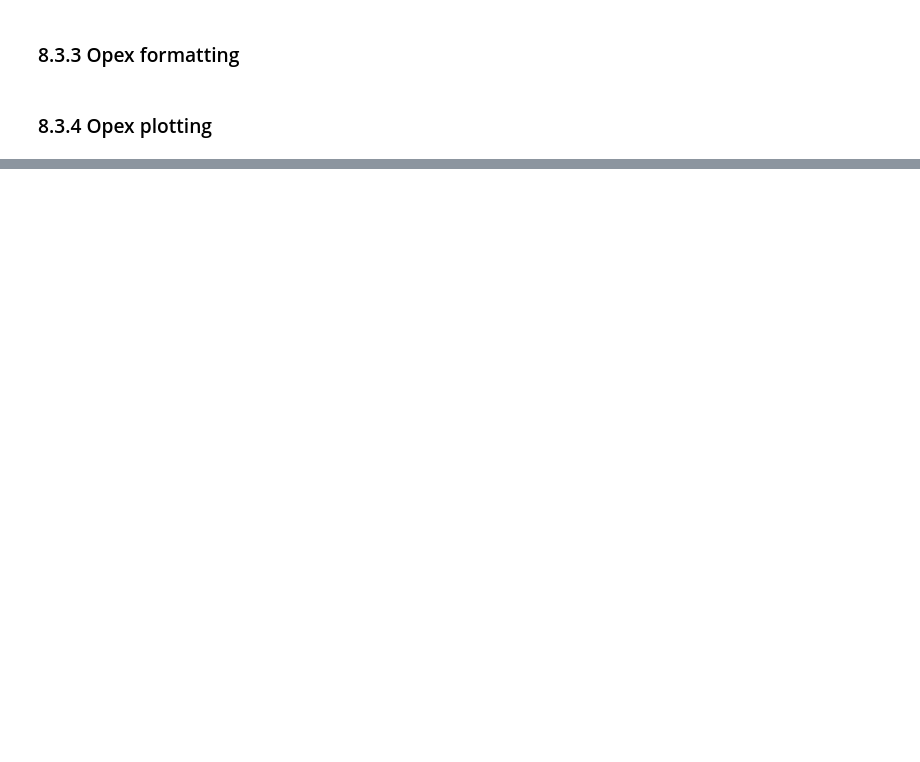
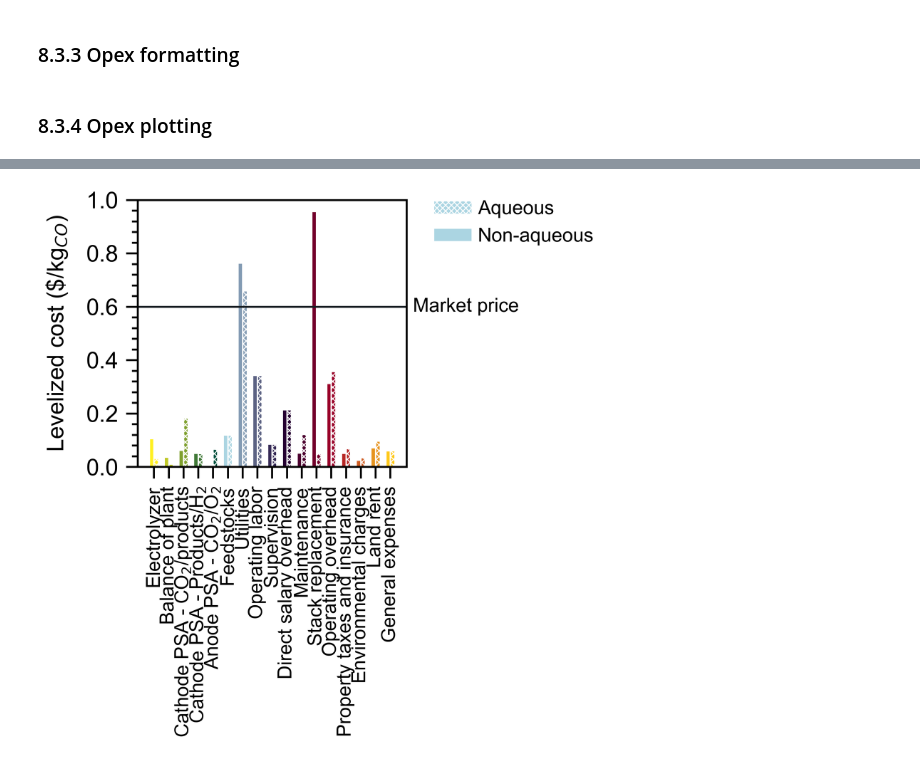
Before and after one commit to shashwatidc/co2r-non-aqueous, a Jupyter notebook: 20241001_5_TEA_Integrated.ipynb, the cells around one changed output, grey strips where cells are left out. Saved outputs shown, nothing was run; the diff lists cells and outputs as text; code cells hidden in the pictures; blank space fills up the shorter version.

```diff
--- a/20241001_5_TEA_Integrated.ipynb
+++ b/20241001_5_TEA_Integrated.ipynb
@@ -6748,5 +6821,0 @@ if override_2files == True:
-# %%
-if override_2files == True:
-
-    posn_levelized_1 = np.linspace(0, 1, len(df_capex_BM_1.index) + len(df_opex_1.index))
-    posn_levelized_2 = [posn + barwidth for posn in posn_levelized_1]
@@ -6752,0 +6824,8 @@ if override_2files == True:
+# %%
+# Set bar width
+if override_2files:
+    barwidth = 1/(3*((len(df_capex_BM_1.index)-1) + (len(df_opex_1.index)-1))) * (1)
+# %%
+if override_2files == True:
+    posn_levelized_1 = np.linspace(0, 1, (len(df_capex_BM_1.index)+len(df_opex_1.index)-2))
+    posn_levelized_2 = [posn + barwidth for posn in posn_levelized_1]
@@ -6753,91 +6834,61 @@ if override_2files == True:
 # %%
 # Plot levelized cost
 
-if override_one == True:
+if override_2files == True:
     # Plot capex and opex per kg product over voltage range - bar chart
 
     fig, axs = plt.subplots() # Set up plot
-    #fig.subplots_adjust(left=0.9, bottom=0.9, right=1, top=1, wspace=None, hspace=None)
 
-    y_axis_max = 30 # min ( 2, np.ceil( max(df_opex_totals_vs_vbl.loc['Levelized cost', ~np.isinf(df_opex_totals_vs_vbl).any(axis=0)]) / 0.5 ) * 0.5 ) # round to nearest 0.5
+    y_axis_max = 1
     y_axis_min = 0 # np.floor(min(cost_vs_vbl)/0.01) * 0.01
 #     y_axis_step = 0.02
-    y_axis_num = 7
+    y_axis_num = 6
 #     y_axis_major_ticks =  np.arange(y_axis_min, y_axis_max, step = y_axis_step)
 #     y_axis_major_ticks = np.append(y_axis_major_ticks, y_axis_max) # since arange omits the last point, have to add it back in manually
     y_axis_major_ticks = np.linspace(y_axis_min, y_axis_max, num = y_axis_num, endpoint = True) #
 
     ## Axis labels
     axs.set_ylabel('Levelized cost (\$/kg$_{{{}}}$)'.format(product_name))
-    axs.set_xlabel(x_axis_label)
 
     ## Draw axis ticks
-    axs.xaxis.set_minor_locator(AutoMinorLocator(2)) # subdivide major ticks into this many minor divisions (eg. major step = 5 V, then autominorlocator(5) will mark off every 1 V)
+    axs.xaxis.set_minor_locator(AutoMinorLocator(1e-10)) # subdivide major ticks into this many minor divisions (eg. major step = 5 V, then autominorlocator(5) will mark off every 1 V)
     axs.yaxis.set_minor_locator(AutoMinorLocator(5)) # subdivide major ticks into this many minor divisions (eg. major step = 5 V, then autominorlocator(5) will mark off every 1 V)
-    plt.xticks(x_axis_major_ticks) # tick locations as a list, eg. plt.xticks([0,10,20])
+    plt.xticks([posn + barwidth/2 for posn in posn_levelized_1], labels = np.concatenate([np.array(df_capex_BM_1.index[:-1]), np.array(df_opex_1.index[:-1])]), fontsize = SMALL_SIZE, rotation=90)
     plt.yticks(y_axis_major_ticks) # tick locations as a list, eg. plt.xticks([0,10,20])
 
     ## Apply axis limits
-    axs.set_xlim([x_axis_min,x_axis_max])
+    axs.set_xlim([-0.5*barwidth-(2.5*barwidth),1+1.5*barwidth+(2.5*barwidth)])
     axs.set_ylim([y_axis_min,y_axis_max])
 
     ## Plot series
-    axs.plot([x_axis_min, x_axis_max],
-             [df_costing_assumptions_vs_vbl.loc[product_name][0],df_costing_assumptions_vs_vbl.loc[product_name][-1]],
-             alpha = 1,
-             c = theme_colors[6]) # Plot line for cost
-    axs.text(x_axis_max * 1.025, product_cost_USD_kgprod, 'Market price', ha='left', va='center',
+    axs.plot([-0.5*barwidth-(2.5*barwidth),1+1.5*barwidth+(2.5*barwidth)],
+             [df_products.loc[product_name, 'Cost ($/kg product)'],df_products.loc[product_name, 'Cost ($/kg product)']],
+             alpha = 1, c = theme_colors[6]) # Plot line for cost
+    axs.text((1+1.5*barwidth+(2.5*barwidth)) * 1.025, product_cost_USD_kgprod, 'Market price', ha='left', va='center',
               fontsize = SMALL_SIZE)
 
-    # Additional lines
-    if df_flags.loc['Capacity factor', 'T/F?'] == True or df_flags.loc['Renewables capacity factor', 'T/F?'] == True:
-        axs.plot([0.23625,0.23625], [y_axis_min, y_axis_max], alpha = 1,
-             c = theme_colors[6]) # Plot line for solar
-        axs.text(0.23625, y_axis_max*1.025, 'Average solar', ha='center', va='bottom',
-              fontsize = SMALL_SIZE, rotation = 90)
-#     axs.plot([0.0677,0.0677], [y_axis_min, y_axis_max], alpha = 1,
-#              c = theme_colors[6]) # Plot line for solar
-#     axs.text(0.0677, y_axis_max*0.975, 'Texas (EIA, Jul 2023)', ha='right', va='top',
-#               fontsize = SMALL_SIZE, rotation = 90)
-        # axs.plot([capacity_factor,capacity_factor], [y_axis_min, y_axis_max], alpha = 1,
-        #      c = theme_colors[6]) # Plot line for operating capacity
-        # axs.text(capacity_factor, y_axis_max*1.025, 'Operating capacity', ha='center', va='bottom',
-        #       fontsize = SMALL_SIZE, rotation = 90)
-
-    axs.plot(vbl_range[df_opex_totals_vs_vbl.loc['Levelized cost'] > 0],
-             df_opex_totals_vs_vbl.loc['Levelized cost', df_opex_totals_vs_vbl.loc['Levelized cost'] > 0],
-             label = 'Levelized cost', alpha = 1, c = theme_colors[6]) # Plot line for total levelized cost
-            # Levelized cost includes all capex except working capital, which is recovered during operation
-
+    ## Plot series
     cumsum = 0
-    for i, category in enumerate(df_opex.index):
-        axs.bar(vbl_range, df_opex_vs_vbl.fillna(0).loc[category], label=category , bottom = cumsum, width = barwidth, color = opex_colors[i],
-               edgecolor = 'w', linewidth = linewidth_calc)
-        cumsum += df_opex_vs_vbl.fillna(0).loc[category]
-
-    for i, category in enumerate(df_capex_BM_vs_vbl.index):
-        axs.bar(vbl_range, df_capex_BM_vs_vbl.fillna(0).loc[category]/(df_costing_assumptions_vs_vbl.loc['Plant lifetime']*365*df_costing_assumptions_vs_vbl.loc['Capacity factor']*df_electrolyzer_assumptions_vs_vbl.loc['Production rate']),
-                label=category , bottom = cumsum, width = barwidth, color = BM_capex_colors[i],
-               edgecolor = 'w', linewidth = linewidth_calc)
-        cumsum += df_capex_BM_vs_vbl.fillna(0).loc[category]/(df_costing_assumptions_vs_vbl.loc['Plant lifetime']*365*df_costing_assumptions_vs_vbl.loc['Capacity factor']*df_electrolyzer_assumptions_vs_vbl.loc['Production rate'])
-
-    if df_flags.loc['{} production rate'.format(product_name), 'T/F?'] == True:
-        plt.xticks(rotation=35)  # Rotate text labels
-
-    if df_flags.loc['Electricity cost', 'T/F?'] == True:
-        axs.text(df_utility_imports.loc['Electricity - current US mix','Cost ($/kWh)'],
-                 y_axis_max*1.025, 'U.S. average industrial', ha='center', va='bottom',
-              fontsize = SMALL_SIZE, rotation = 90)
-        axs.plot([df_utility_imports.loc['Electricity - current US mix', 'Cost ($/kWh)'], df_utility_imports.loc['Electricity - current US mix', 'Cost ($/kWh)']],
-                 [y_axis_min, y_axis_max], alpha = 1,
-             c = theme_colors[6]) # Plot line for cost
+    # TODO: extract process parameters (df_costing_assumptions)!!
+    axs.bar(posn_levelized_1[:len(df_capex_BM_1.index)-1], df_capex_BM_1[:-1]/(lifetime_years*365*capacity_factor*product_rate_kg_day),
+            color=BM_capex_colors,
+            width=barwidth, edgecolor = 'w', linewidth = linewidth_calc,)
+    axs.bar(posn_levelized_1[len(df_capex_BM_1.index)-1:], df_opex_1[:-1], color=opex_colors,
+            width=barwidth, edgecolor = 'w', linewidth = linewidth_calc,
+            label=labels[0])
+    axs.bar(posn_levelized_2[:len(df_capex_BM_2.index)-1], df_capex_BM_2[:-1]/(lifetime_years*365*capacity_factor*product_rate_kg_day),
+            color=BM_capex_colors,
+            width=barwidth, edgecolor = 'w', linewidth = linewidth_calc,
+            hatch = 'xxxx')
+    axs.bar(posn_levelized_2[len(df_capex_BM_2.index)-1:], df_opex_2[:-1], color=opex_colors,
+            width=barwidth, edgecolor = 'w', linewidth = linewidth_calc,
+            label=labels[1], hatch = 'xxxx')
 
     ## Legend
-    axs.legend(ncol = 1, bbox_to_anchor=(1.4, 1.15), loc='upper left', reverse = True, fontsize = 16) # -> bbox_to_anchor docks the legend to a position, loc specifies which corner of legend is that position
-#     axs.legend(bbox_to_anchor=(1, 1), loc='upper left') # -> bbox_to_anchor docks the legend to a position, loc specifies which corner of legend is that position
+    axs.legend(bbox_to_anchor=(1, 1.1), loc='upper left', reverse = True) # -> bbox_to_anchor docks the legend to a position, loc specifies which corner of legend is that position
 
     ## Save figure
-    opex_capex_fig_name = os.path.join(OP_folder, '{} Opex and capex per kg vs {} {}'.format(current_date, vbl_name, current_time).replace('.',',') ) # CHANGE to change the figure name
+    opex_capex_fig_name = os.path.join(OP_folder, '{} Opex and capex comparison {}'.format(current_date, current_time).replace('.',',') ) # CHANGE to change the figure name
     fig.savefig(opex_capex_fig_name + '.svg', transparent = True) # Save figure - format = eps, jpeg, jpg, pdf, pgf, png, ps, raw, rgba, svg, svgz, tif, tiff
     fig.savefig(opex_capex_fig_name + '.pdf', transparent = True) # Save figure - format = eps, jpeg, jpg, pdf, pgf, png, ps, raw, rgba, svg, svgz, tif, tiff
     fig.savefig(opex_capex_fig_name + '.jpg', transparent = True, dpi = 80) # Save figure - format = eps, jpeg, jpg, pdf, pgf, png, ps, raw, rgba, svg, svgz, tif, tiff
@@ -6845,3 +6896,4 @@ if override_one == True:
     print('Saved at ' + opex_capex_fig_name)
 
     plt.show()
+# %% [output]
@@ -6847,0 +6901 @@ if override_one == True:
+[figure, added]
```
Also changed, not shown: parts of 28 cells of this notebook, 1 other file.
